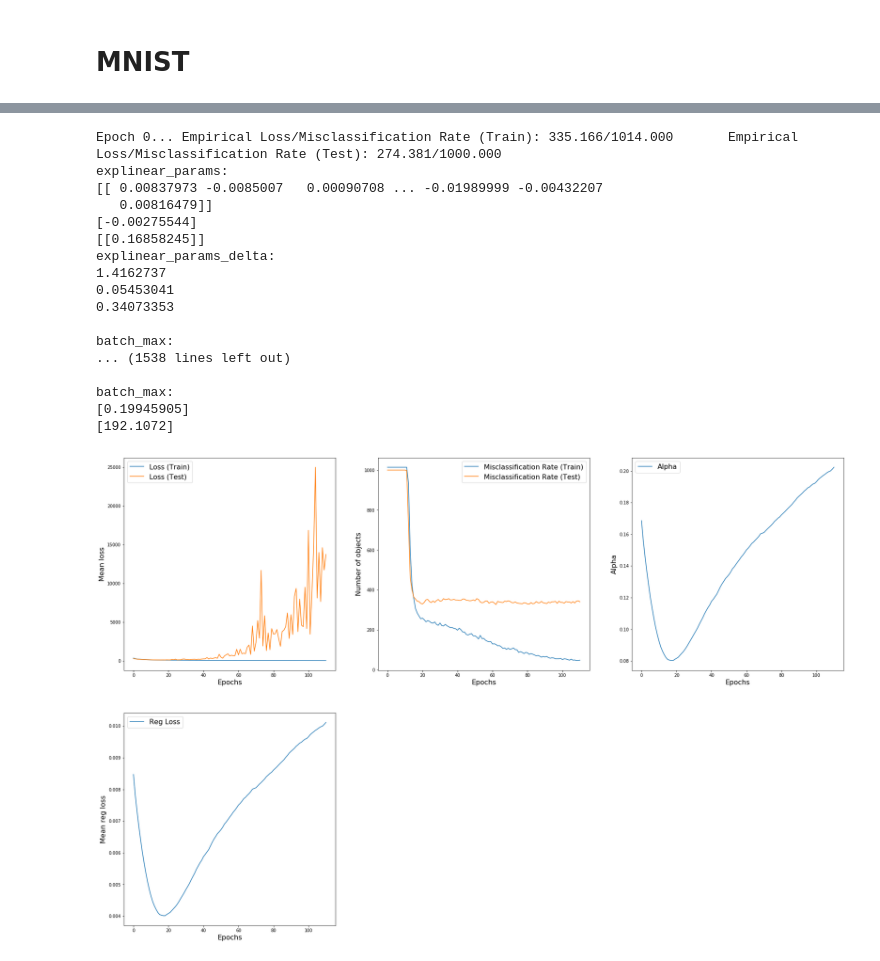
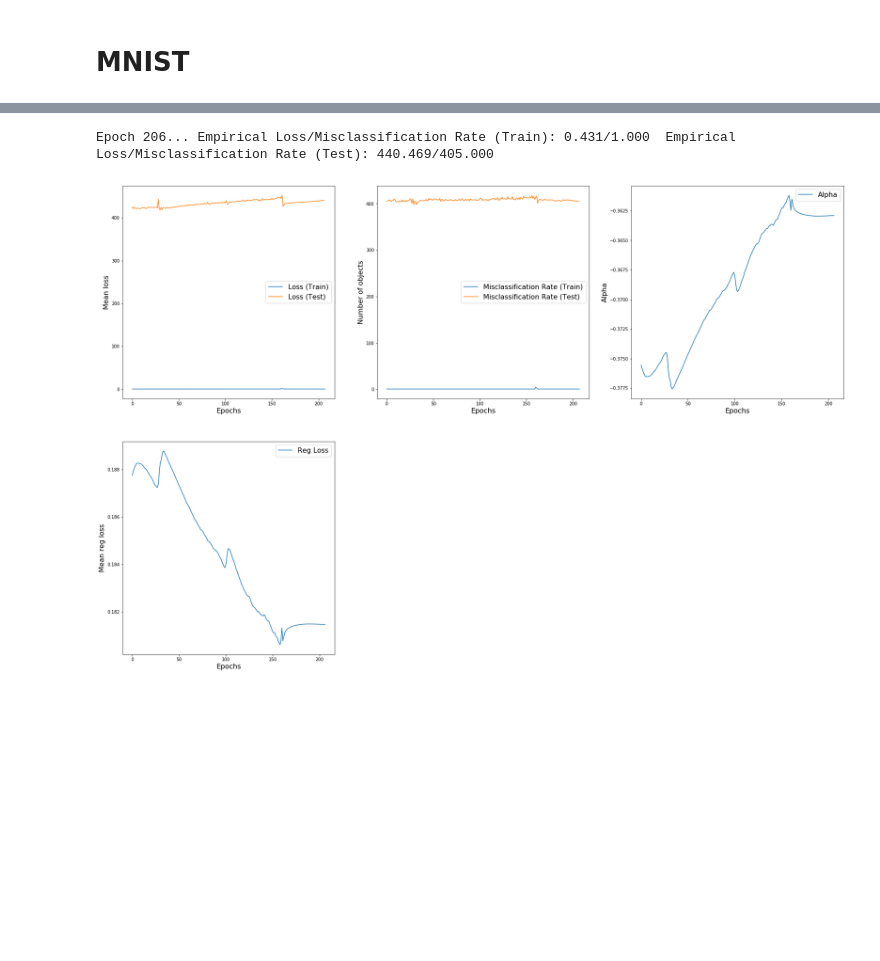
Before and after one commit to nakhodnov17/Samsung-Task, a Jupyter notebook: Adding_one_neuron/[Adding One Neuron]-Copy1.ipynb, the cells around one changed output, grey strips where cells are left out. Cells and saved outputs as stored; diff of their text form; code cells hidden in the pictures; blank space fills up the shorter version.

```diff
--- a/Adding_one_neuron/[Adding One Neuron]-Copy1.ipynb
+++ b/Adding_one_neuron/[Adding One Neuron]-Copy1.ipynb
@@ -260,11 +259,14 @@ def train_EXP(network, loss_func,
     alpha = []
     reg_losses = []
     optimizer = None
+    scheduler = None
 
     try:
         for epoch in range(epochs):
-            if epoch % reinit_optim == 0:
+            if epoch == 0:
                 optimizer = torch.optim.Adam(network.parameters(), lr=learning_rate)
+                scheduler = torch.optim.lr_scheduler.StepLR(optimizer, reinit_optim)
+            scheduler.step()
 
             # train
             loss, misscl_rate, reg_loss = train_strategy(network, loss_func, optimizer, dataloader_train, reg_lambda)
@@ -282,17 +284,19 @@ def train_EXP(network, loss_func,
             sys.stdout.write('\rEpoch {0}... Empirical Loss/Misclassification Rate (Train): {1:.3f}/{2:.3f}\t Empirical Loss/Misclassification Rate (Test): {3:.3f}/{4:.3f}'.format(
                             epoch, losses_train[-1], misscl_rate_train[-1], losses_test[-1], misscl_rate_test[-1]))
 
-            if epoch_hook is not None:
+            if epoch_hook:
                 epoch_hook(network=network, loss_func=loss_func,
                            learning_rate=learning_rate, reinit_optim=reinit_optim,
                            train_strategy=train_strategy, test_strategy=test_strategy,
                            reg_lambda=reg_lambda,
                            epochs=epochs, epoch=epoch,
                            dataloader_train=dataloader_train, dataloader_test=dataloader_test,
-                           plot_graphs=plot_graphs, verbose=verbose
+                           plot_graphs=plot_graphs, verbose=verbose,
+                           losses_train=losses_train, misscl_rate_train=misscl_rate_train,
+                           losses_test=losses_test, misscl_rate_test=misscl_rate_test
                           )
 
-            if math.isnan(losses_train[-1]):
+            if losses_train[-1] > 10e6:
                 raise KeyboardInterrupt
 
     except KeyboardInterrupt:
@@ -922,30 +1027,14 @@ if use_cuda:
     net_CIF_fc_s_e = net_CIF_fc_s_e.cuda()
 # %%
 train_EXP(network=net_CIF_fc_s_e, loss_func=loss_func_EXP,
-          learning_rate=0.001, reinit_optim=2000,
+          learning_rate=0.00005, reinit_optim=8000,
           train_strategy=train_strategy_STOCH, test_strategy=test_strategy_STOCH,
-          reg_lambda=0.05,
+          reg_lambda=0.5,
           epochs=1000,
           dataloader_train=dataloader_CIF_train, dataloader_test=dataloader_CIF_test,
-          epoch_hook=hook
+          epoch_hook=convergence_analysys_hook()
          )
 # %% [output]
-Epoch 0... Empirical Loss/Misclassification Rate (Train): 335.166/1014.000       Empirical Loss/Misclassification Rate (Test): 274.381/1000.000
-explinear_params:
-[[ 0.00837973 -0.0085007   0.00090708 ... -0.01989999 -0.00432207
-   0.00816479]]
-[-0.00275544]
-[[0.16858245]]
-explinear_params_delta:
-1.4162737
-0.05453041
-0.34073353
-
-batch_max:
-... (1538 lines left out)
-
-batch_max:
-[0.19945905]
-[192.1072]
+Epoch 206... Empirical Loss/Misclassification Rate (Train): 0.431/1.000  Empirical Loss/Misclassification Rate (Test): 440.469/405.000
-[figure, old version]
+[figure, new version]
 # %%
```
Also changed, not shown: parts of 32 cells of this notebook, 5 other files.
